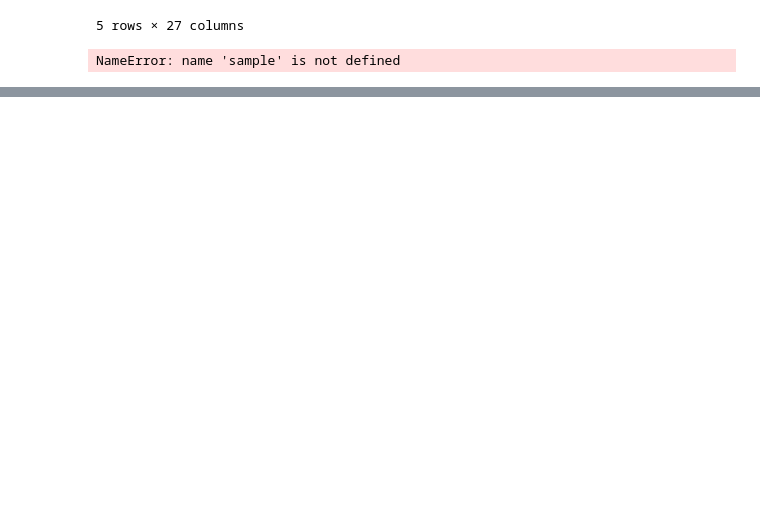
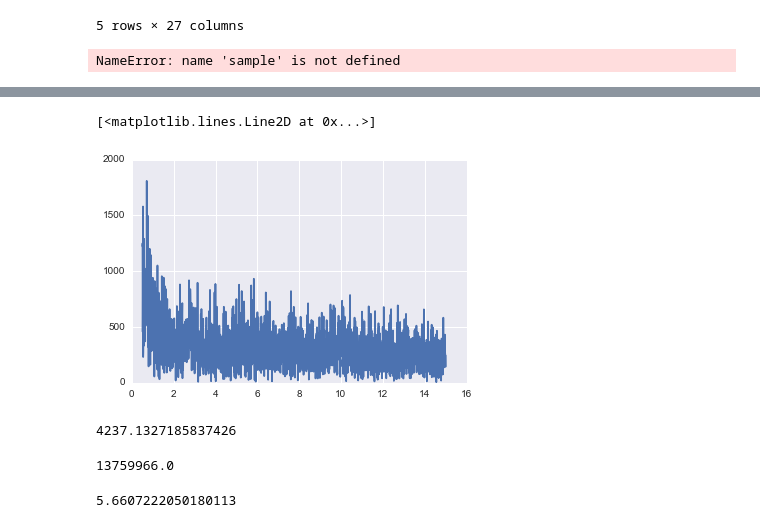
Before and after one commit to sepehr125/activity-recognition, a Jupyter notebook: notebooks/Modeling-RF.ipynb, the cells around one changed output, grey strips where cells are left out. Cells and saved outputs as stored; diff of their text form; code cells hidden in the pictures; blank space fills up the shorter version.

```diff
--- a/notebooks/Modeling-RF.ipynb
+++ b/notebooks/Modeling-RF.ipynb
@@ -272,0 +304,3 @@ NameError: name 'sample' is not defined
+# %%
+valid_fouriers = fourier[(freq>min_freq) & (freq<max_freq)]
+valid_freqs = freq[(freq>min_freq) & (freq<max_freq)]
@@ -272,0 +323,17 @@ NameError: name 'sample' is not defined
+# %%
+plt.plot(valid_freqs, valid_fouriers)
+# %% [output]
+[<matplotlib.lines.Line2D at 0x...>]
+[figure, added]
+# %%
+fourier.mean()
+# %% [output]
+4237.1327185837426
+# %%
+fourier.max()
+# %% [output]
+13759966.0
+# %%
+fourier.min()
+# %% [output]
+5.6607222050180113
```
Also changed, not shown: parts of 18 cells of this notebook, 4 other files.
